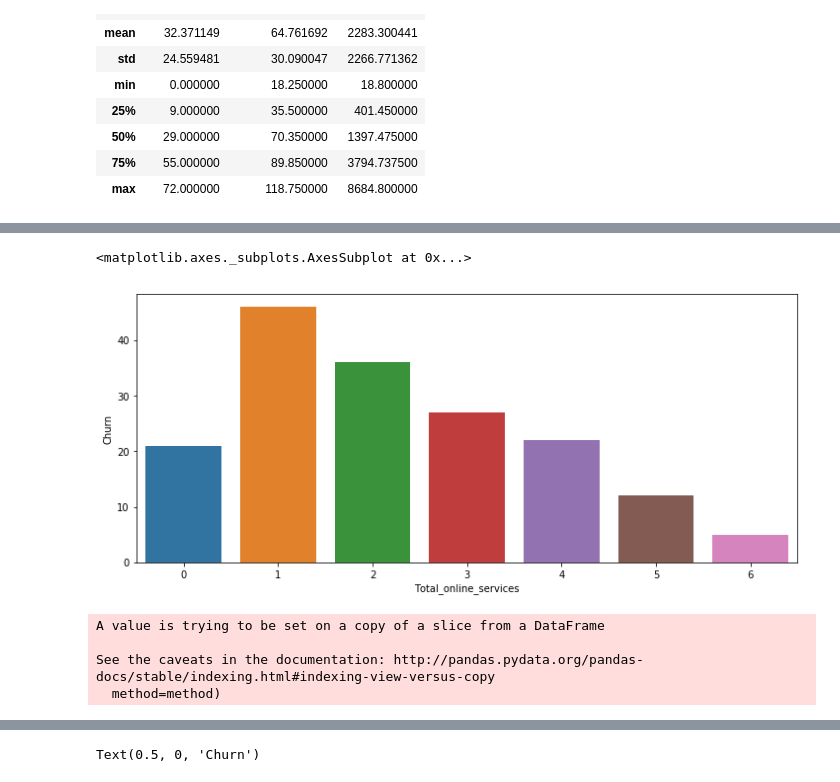
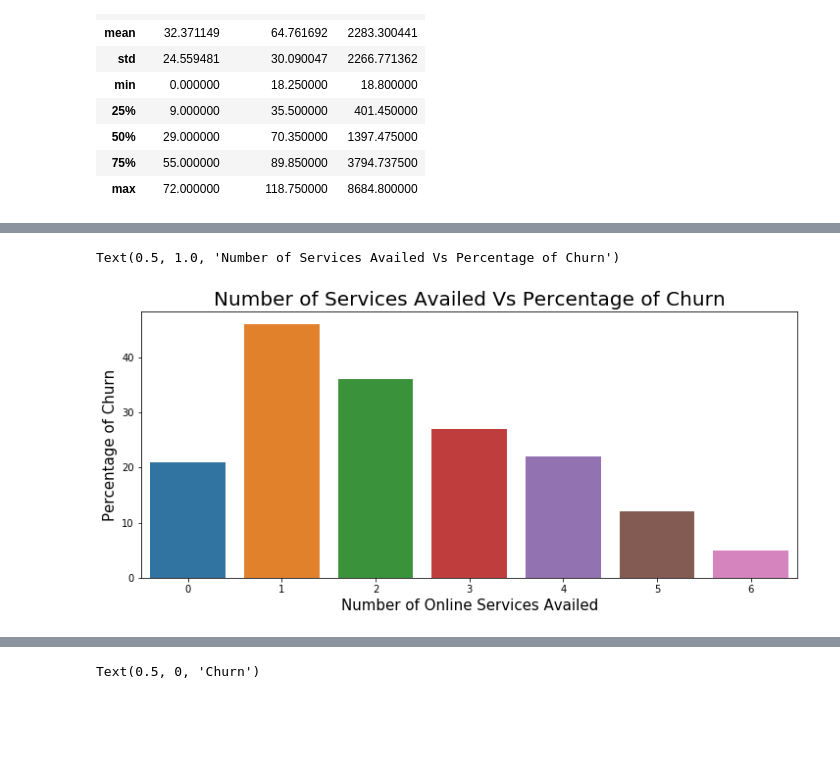
Before and after one commit to enriqueferrao/Telco_Customer_Churn, a Jupyter notebook: Telco_Customer_Churn.ipynb, the cells around one changed output, grey strips where cells are left out. Drawn from its saved outputs; the diff is of its cells as text; code cells hidden in the pictures; blank space fills up the shorter version.

```diff
--- a/Telco_Customer_Churn.ipynb
+++ b/Telco_Customer_Churn.ipynb
@@ -135,23 +152,14 @@ churn_count = file_data.replace('Yes',1).replace('No', 0).groupby('Total_online_
 churn_count[['Churn']] = np.round(churn_count[['Churn']], 2)*100
 # %%
 plt.figure(figsize = (12,5))
-sns.barplot(x = 'Total_online_services', y = 'Churn', data = churn_count)
+ax=sns.barplot(x = 'Total_online_services', y = 'Churn', data = churn_count)
+ax.set_xlabel('Number of Online Services Availed', fontsize=15)
+ax.set_ylabel('Percentage of Churn', fontsize=15)
+ax.set_title('Number of Services Availed Vs Percentage of Churn', fontsize=20)
 # %% [output]
-<matplotlib.axes._subplots.AxesSubplot at 0x...>
+Text(0.5, 1.0, 'Number of Services Availed Vs Percentage of Churn')
-[figure, old version]
+[figure, new version]
 # %%
 #Customers who does not avail any internet services are churning less as compared to 1 service.
 #Customers who are availing just one Online Service are churning highest.
 #As the number of online services increases beyond one service, the less is the proportion of churn
-# %%
-telecom_churn_services = file_data[['OnlineSecurity', 'DeviceProtection', 'StreamingMovies'
-                                       ,'TechSupport', 'StreamingTV', 'OnlineBackup', 'Churn']]
-telecom_churn_services.replace(to_replace='Yes', value=1, inplace=True)
-telecom_churn_services.replace(to_replace='No', value=0, inplace=True)
-telecom_churn_services = telecom_churn_services[telecom_churn_services.OnlineSecurity !='No internet service']
-agg = telecom_churn_services.groupby('Churn', as_index=False)[['OnlineSecurity', 'DeviceProtection', 'StreamingMovies', 'TechSupport', 'StreamingTV', 'OnlineBackup']].sum()
-# %% [output]
-A value is trying to be set on a copy of a slice from a DataFrame
-
-See the caveats in the documentation: http://pandas.pydata.org/pandas-docs/stable/indexing.html#indexing-view-versus-copy
-  method=method)
```
Also changed, not shown: parts of 14 cells of this notebook, 1 other file.
